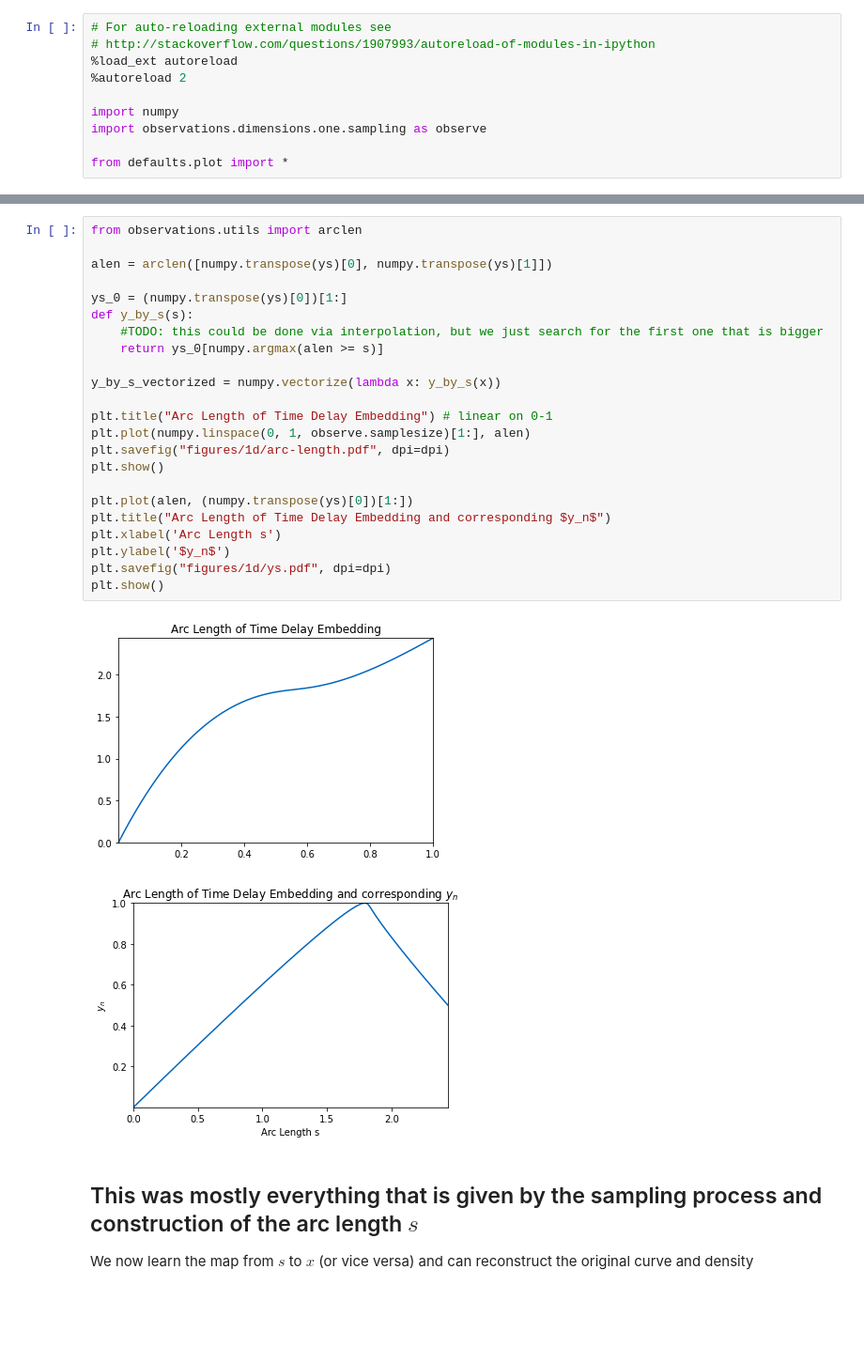
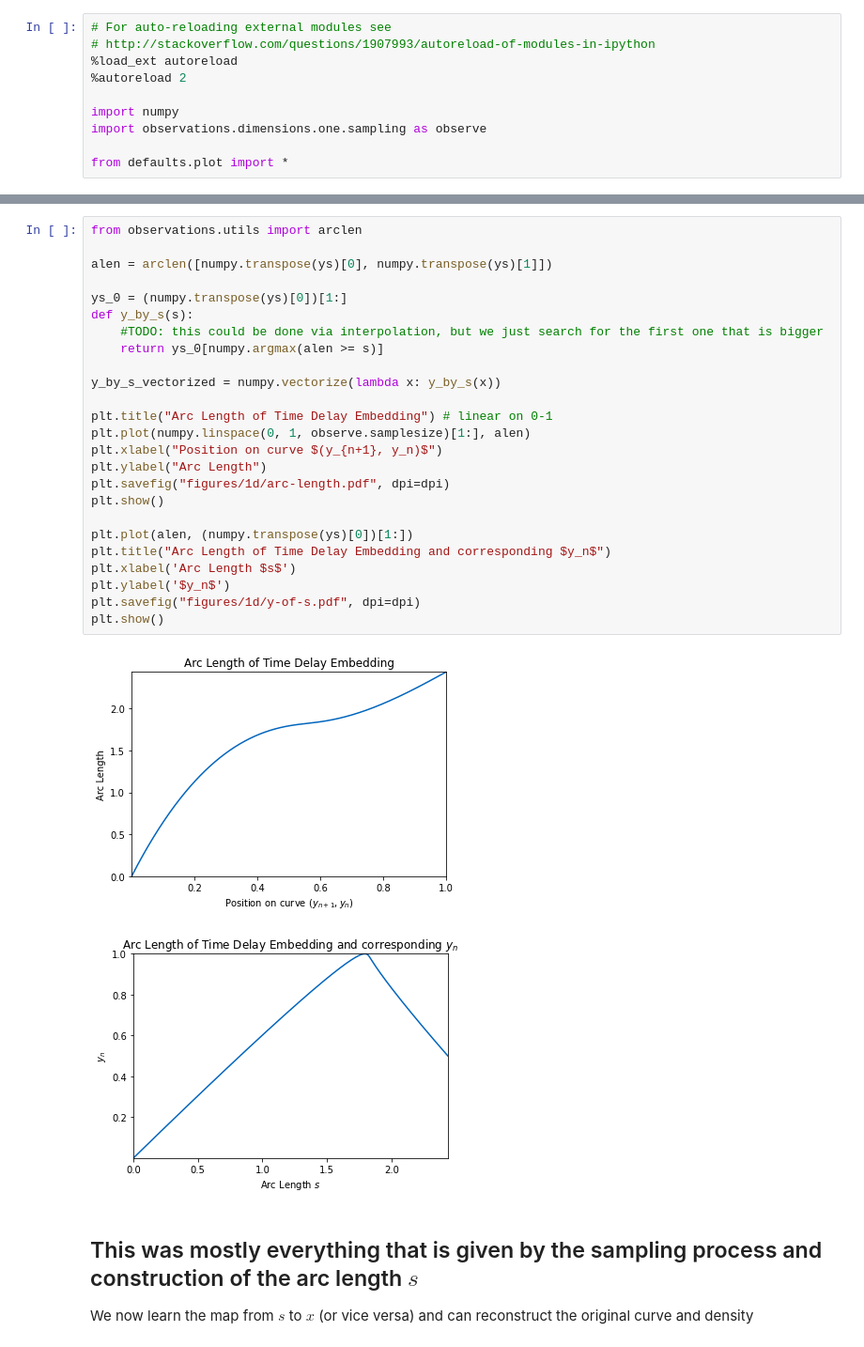
Before and after one commit to plainerman/density-transport, a Jupyter notebook: full_one_dimensional.ipynb, the cells around one changed output, grey strips where cells are left out. Shown at 94% size. Drawn from its saved outputs; the diff is of its cells as text; blank space fills up the shorter version.

```diff
--- a/full_one_dimensional.ipynb
+++ b/full_one_dimensional.ipynb
@@ -33,29 +80,31 @@ plt.show()
 # %%
 from observations.utils import arclen
 
 alen = arclen([numpy.transpose(ys)[0], numpy.transpose(ys)[1]])
 
 ys_0 = (numpy.transpose(ys)[0])[1:]
 def y_by_s(s):
     #TODO: this could be done via interpolation, but we just search for the first one that is bigger
     return ys_0[numpy.argmax(alen >= s)]
 
 y_by_s_vectorized = numpy.vectorize(lambda x: y_by_s(x))
 
 plt.title("Arc Length of Time Delay Embedding") # linear on 0-1
 plt.plot(numpy.linspace(0, 1, observe.samplesize)[1:], alen)
+plt.xlabel("Position on curve $(y_{n+1}, y_n)$")
+plt.ylabel("Arc Length")
 plt.savefig("figures/1d/arc-length.pdf", dpi=dpi)
 plt.show()
 
 plt.plot(alen, (numpy.transpose(ys)[0])[1:])
 plt.title("Arc Length of Time Delay Embedding and corresponding $y_n$")
-plt.xlabel('Arc Length s')
+plt.xlabel('Arc Length $s$')
 plt.ylabel('$y_n$')
-plt.savefig("figures/1d/ys.pdf", dpi=dpi)
+plt.savefig("figures/1d/y-of-s.pdf", dpi=dpi)
 plt.show()
 # %% [output]
-[figure, old version]
+[figure, new version]
-[figure, old version]
+[figure, new version]
 # %% [markdown]
 ## This was mostly everything that is given by the sampling process and construction of the arc length $s$
 We now learn the map from $s$ to $x$ (or vice versa) and can reconstruct the original curve and density
```
Also changed, not shown: parts of 14 cells of this notebook, 38 other files.
